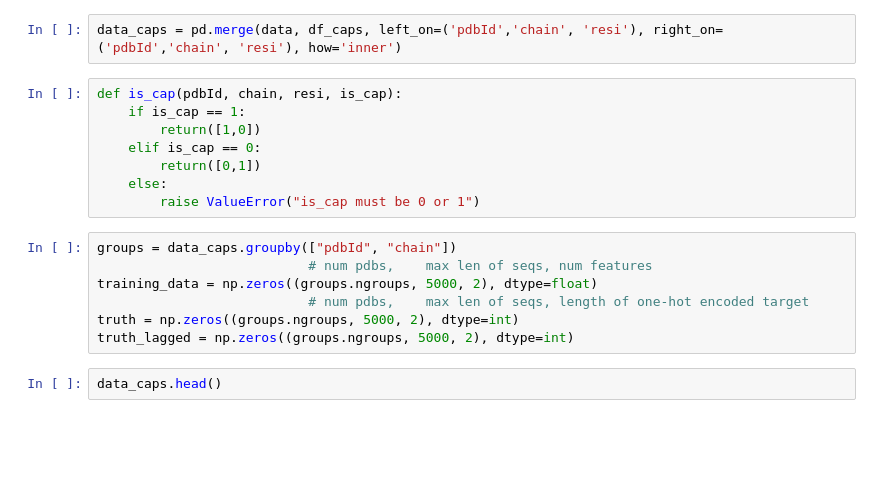
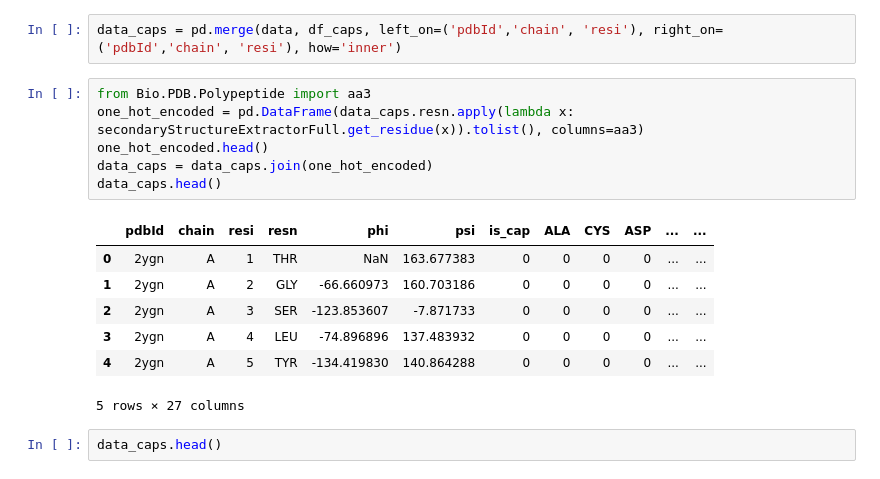
Before and after one commit to bouralab/ProteinFragmenter, a Jupyter notebook: CapdDB-BiLSTM.ipynb, the cells around one changed output. Saved outputs shown, nothing was run; the diff lists cells and outputs as text; blank space fills up the shorter version.

Commit message:
Incorporated one-hot encoding of residue type and consolidated phi and psi angle calculations

```diff
--- a/CapdDB-BiLSTM.ipynb
+++ b/CapdDB-BiLSTM.ipynb
@@ -105,20 +117,19 @@ df['is_cap'] = df.apply(lambda x: 1 if (x['resi'] >= x['startcap'] and x['resi']
 df_caps = df.groupby(["pdbId", "chain", "resi"])['is_cap'].max().reset_index()
 # %%
 data_caps = pd.merge(data, df_caps, left_on=('pdbId','chain', 'resi'), right_on=('pdbId','chain', 'resi'), how='inner')
-# %%
-def is_cap(pdbId, chain, resi, is_cap):
-    if is_cap == 1:
-        return([1,0])
-    elif is_cap == 0:
-        return([0,1])
-    else:
-        raise ValueError("is_cap must be 0 or 1")
-# %%
-groups = data_caps.groupby(["pdbId", "chain"])
-                           # num pdbs,    max len of seqs, num features
-training_data = np.zeros((groups.ngroups, 5000, 2), dtype=float)
-                           # num pdbs,    max len of seqs, length of one-hot encoded target
-truth = np.zeros((groups.ngroups, 5000, 2), dtype=int)
-truth_lagged = np.zeros((groups.ngroups, 5000, 2), dtype=int)
+# %%
+from Bio.PDB.Polypeptide import aa3
+one_hot_encoded = pd.DataFrame(data_caps.resn.apply(lambda x: secondaryStructureExtractorFull.get_residue(x)).tolist(), columns=aa3)
+one_hot_encoded.head()
+data_caps = data_caps.join(one_hot_encoded)
+data_caps.head()
+# %% [output]
+|  | pdbId | chain | resi | resn | phi | psi | is_cap | ALA | CYS | ASP | ... | ... |
+| 0 | 2ygn | A | 1 | THR | NaN | 163.677383 | 0 | 0 | 0 | 0 | ... | ... |
+| 1 | 2ygn | A | 2 | GLY | -66.660973 | 160.703186 | 0 | 0 | 0 | 0 | ... | ... |
+| 2 | 2ygn | A | 3 | SER | -123.853607 | -7.871733 | 0 | 0 | 0 | 0 | ... | ... |
+| 3 | 2ygn | A | 4 | LEU | -74.896896 | 137.483932 | 0 | 0 | 0 | 0 | ... | ... |
+| 4 | 2ygn | A | 5 | TYR | -134.419830 | 140.864288 | 0 | 0 | 0 | 0 | ... | ... |
+5 rows × 27 columns
 # %%
 data_caps.head()
```
Also changed, not shown: parts of 9 cells of this notebook.
